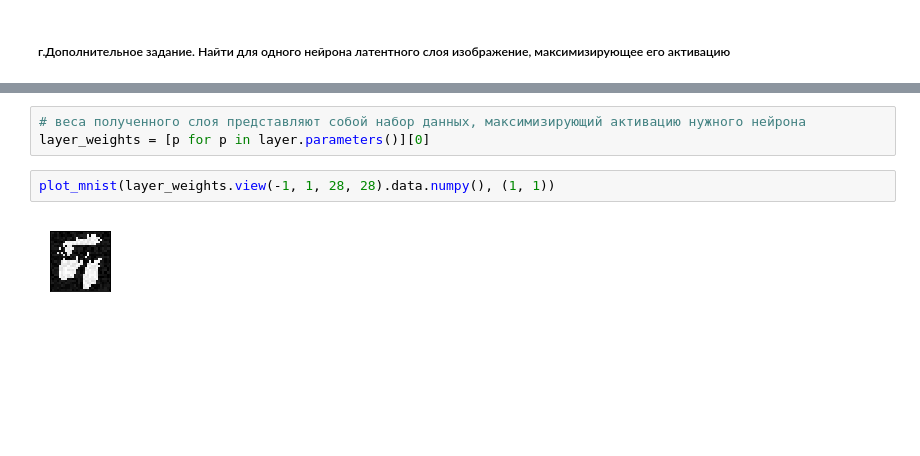
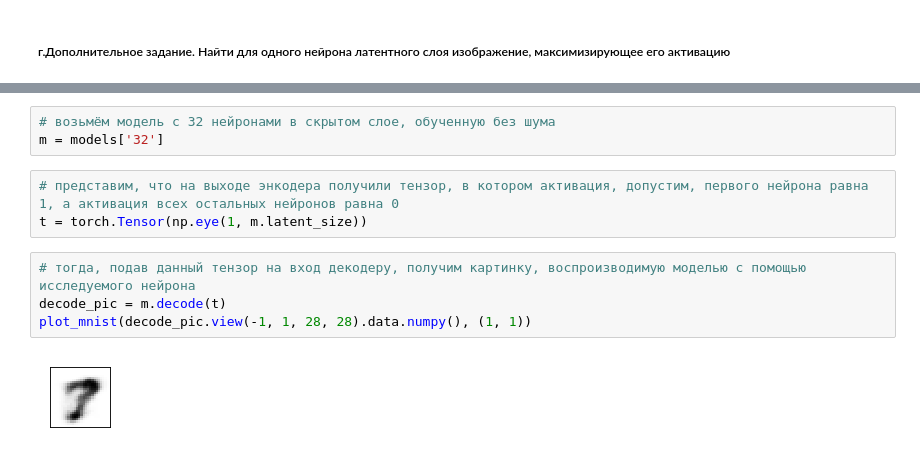
Before and after one commit to schukinam/otus_dl, a Jupyter notebook: lesson9_denoising_autoencoder.ipynb, the cells around one changed output, grey strips where cells are left out. Cells and saved outputs as stored; diff of their text form; blank space fills up the shorter version.

```diff
--- a/lesson9_denoising_autoencoder.ipynb
+++ b/lesson9_denoising_autoencoder.ipynb
@@ -493,7 +459,12 @@ for i in range(10000):
-# %%
-# веса полученного слоя представляют собой набор данных, максимизирующий активацию нужного нейрона
-layer_weights = [p for p in layer.parameters()][0]
-# %%
-plot_mnist(layer_weights.view(-1, 1, 28, 28).data.numpy(), (1, 1))
-# %% [output]
-[figure, removed]
+# %%
+# возьмём модель с 32 нейронами в скрытом слое, обученную без шума
+m = models['32']
+# %%
+# представим, что на выходе энкодера получили тензор, в котором активация, допустим, первого нейрона равна 1, а активация всех остальных нейронов равна 0
+t = torch.Tensor(np.eye(1, m.latent_size))
+# %%
+# тогда, подав данный тензор на вход декодеру, получим картинку, воспроизводимую моделью с помощью исследуемого нейрона
+decode_pic = m.decode(t)
+plot_mnist(decode_pic.view(-1, 1, 28, 28).data.numpy(), (1, 1))
+# %% [output]
+[figure, added]
```
Also changed, not shown: parts of 8 cells of this notebook.
